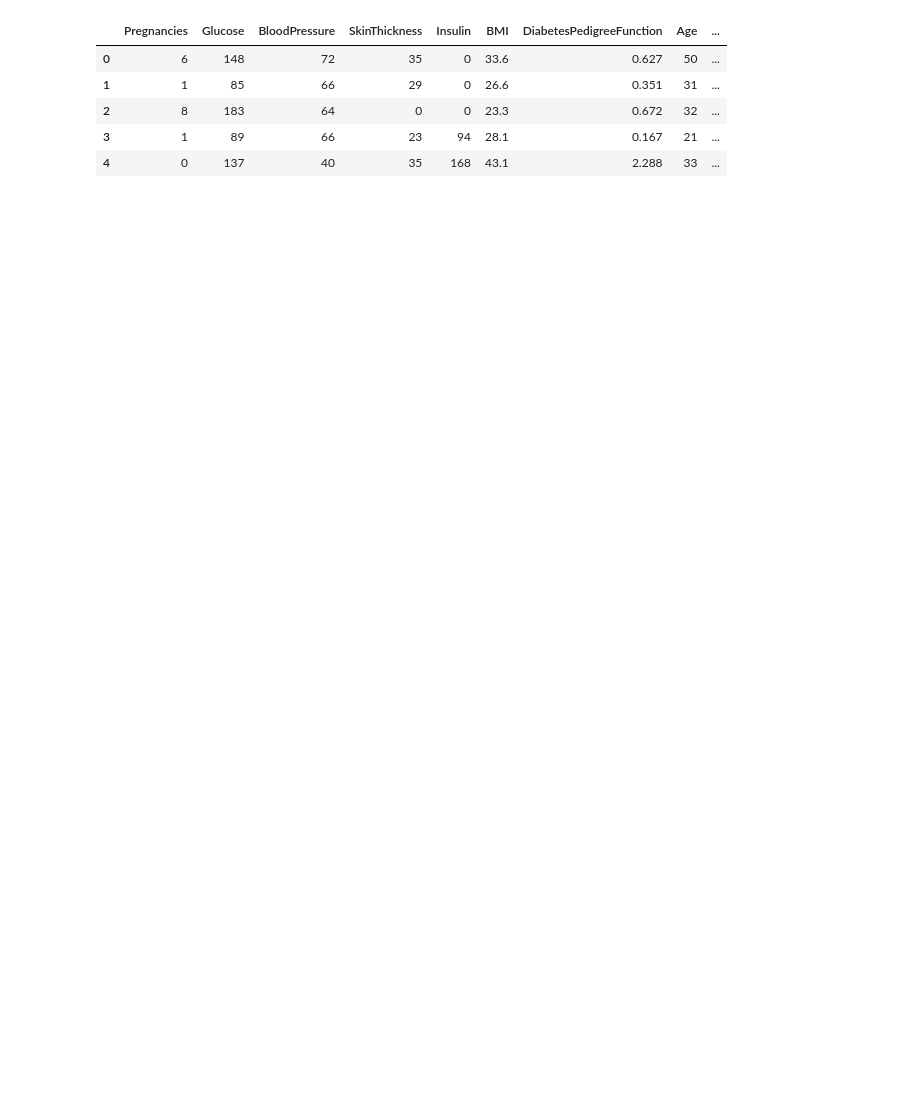
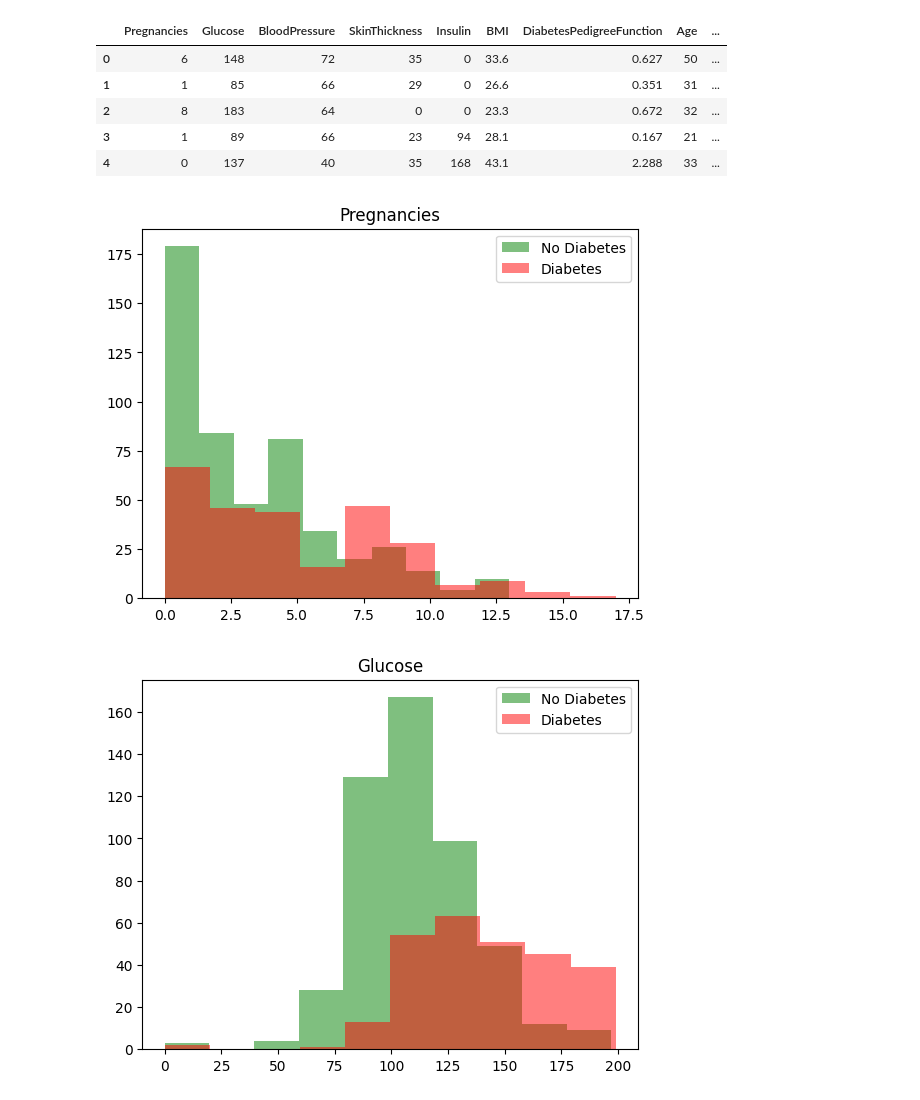
Before and after one commit to mjfactor/diabetes-prediction, a Jupyter notebook: main.ipynb, the cells around one changed output. Cells and saved outputs as stored; diff of their text form; code cells hidden in the pictures; blank space fills up the shorter version.

```diff
--- a/main.ipynb
+++ b/main.ipynb
@@ -12,3 +12,13 @@ df.head()
 | 2 | 8 | 183 | 64 | 0 | 0 | 23.3 | 0.672 | 32 | ... |
 | 3 | 1 | 89 | 66 | 23 | 94 | 28.1 | 0.167 | 21 | ... |
 | 4 | 0 | 137 | 40 | 35 | 168 | 43.1 | 2.288 | 33 | ... |
+# %%
+for label in df.columns[:-1]:
+    plt.hist(df[df["Outcome"]==0][label], bins=10, alpha=0.5, label="No Diabetes", color='Green')
+    plt.hist(df[df["Outcome"]==1][label], bins=10, alpha=0.5, label="Diabetes", color='red' )
+    plt.legend(loc='upper right')
+    plt.title(label)
+    plt.show()
+# %% [output]
+[figure, added]
+[figure, added]
```
Also changed, not shown: parts of 1 cell of this notebook.
